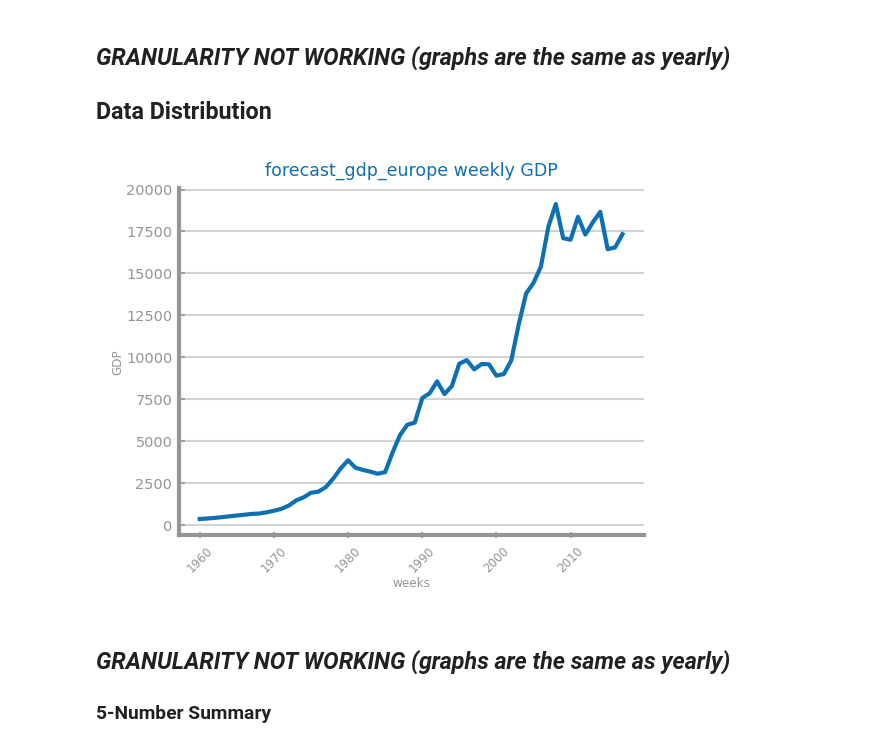
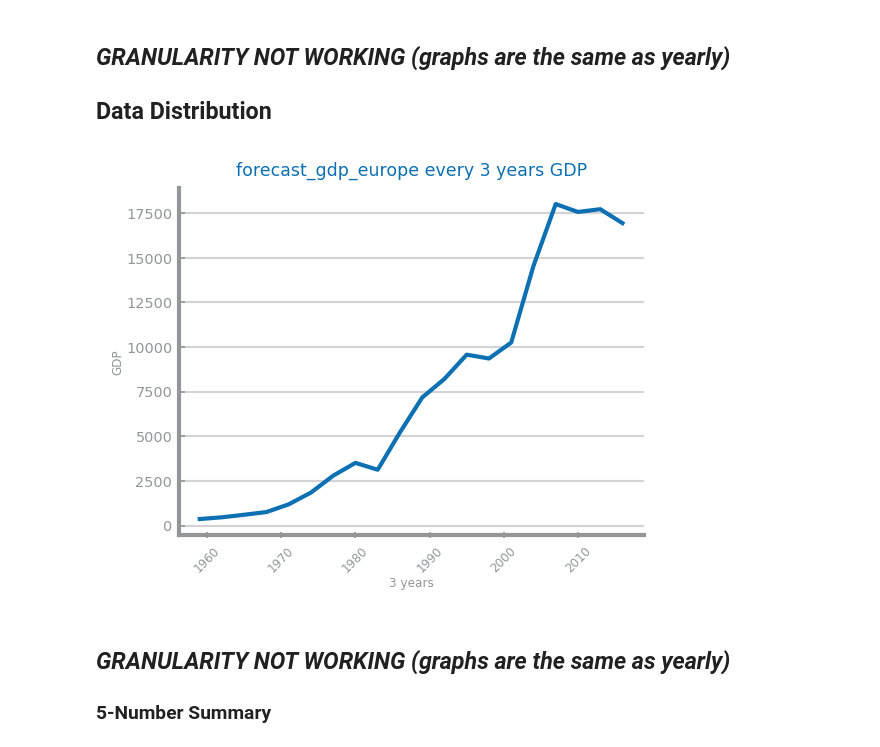
Before and after one commit to Moraisgit/data_science_project, a Jupyter notebook: src/set2_F_data_profiling.ipynb, the cells around one changed output. Saved outputs shown, nothing was run; the diff lists cells and outputs as text; code cells hidden in the pictures.

```diff
--- a/src/set2_F_data_profiling.ipynb
+++ b/src/set2_F_data_profiling.ipynb
@@ -191,36 +206,57 @@ show()
 # %%
 from numpy import sum
 from pandas import DataFrame, Series, read_csv
 from matplotlib.pyplot import figure, show
-from dslabs_functions import HEIGHT, plot_line_chart, ts_aggregation_by
+from dslabs_functions import HEIGHT, plot_line_chart
+
+def ts_aggregation_by(
+    data: Series | DataFrame,
+    gran_level: str = "D",
+    agg_func: str = "mean",
+    custom_years: int = None  # New argument for multi-year aggregation
+) -> Series | DataFrame:
+    df: Series | DataFrame = data.copy()
+
+    if custom_years:
+        year_index = df.index.year
+        custom_period = (year_index // custom_years) * custom_years
+        df.index = pd.to_datetime(custom_period, format="%Y")
+        df.index.name = f"{custom_years}_year_period"
+    else:
+        index: Index[Period] = df.index.to_period(gran_level)
+        df.index = index.to_timestamp()
+
+    df = df.groupby(df.index, dropna=True, sort=True).agg(agg_func)
+
+    return df
 
 # file_tag = "ASHRAE"
 filename = f"{path_to_directory}/datasets/{file_tag}.csv"
 index = "Year"
 # target = "meter_reading"
 data: DataFrame = read_csv(
     filename,
     index_col=index,
     sep=",",
     decimal=".",
     parse_dates=True,
     infer_datetime_format=True,
 )
 series: Series = data[target]
-ss_weeks: Series = ts_aggregation_by(series, gran_level="W", agg_func=sum)
+ss_3_years: Series = ts_aggregation_by(series, custom_years=3)
 
 # figure(figsize=(3 * HEIGHT, HEIGHT))
 figure()
 plot_line_chart(
-    ss_weeks.index.to_list(),
-    ss_weeks.to_list(),
-    xlabel="weeks",
+    ss_3_years.index.to_list(),
+    ss_3_years.to_list(),
+    xlabel="3 years",
     ylabel=target,
-    title=f"{file_tag} weekly {target}",
+    title=f"{file_tag} every 3 years {target}",
 )
 show()
 # %% [output]
-[figure, old version]
+[figure, new version]
 # %% [markdown]
 ## *GRANULARITY NOT WORKING (graphs are the same as yearly)*
 ### 5-Number Summary
```
Also changed, not shown: parts of 10 cells of this notebook.
